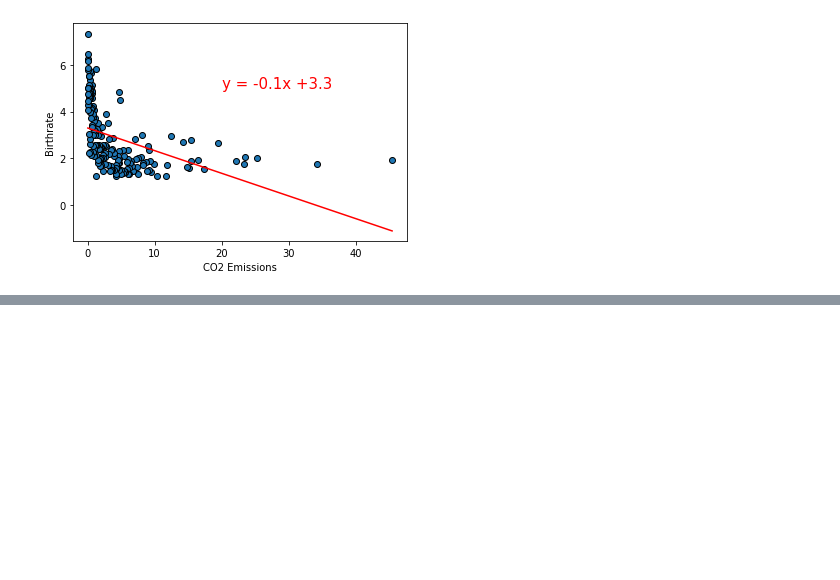
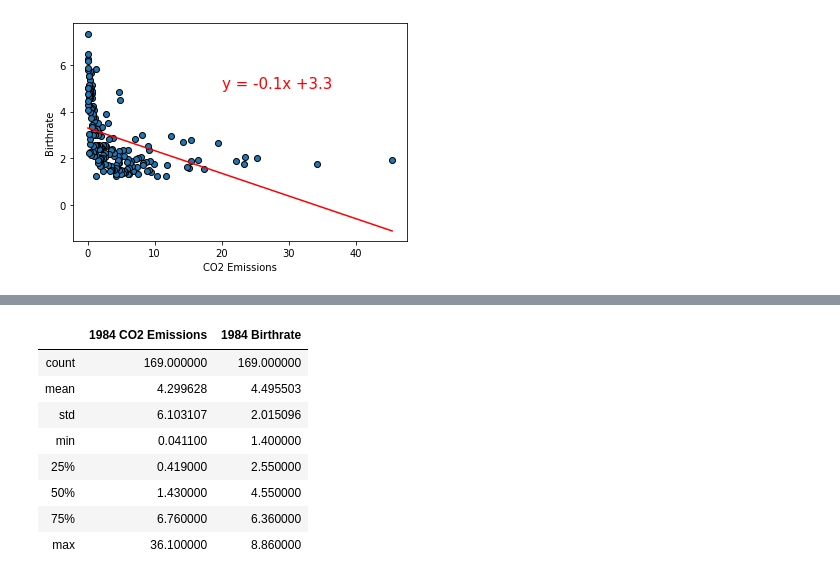
Before and after one commit to VallieTracy/project-one, a Jupyter notebook: Team_Awesome_Project_1.ipynb, the cells around one changed output, grey strips where cells are left out. Saved outputs shown, nothing was run; the diff lists cells and outputs as text; code cells hidden in the pictures; blank space fills up the shorter version.

```diff
--- a/Team_Awesome_Project_1.ipynb
+++ b/Team_Awesome_Project_1.ipynb
@@ -669,0 +682,12 @@ The r-squared is: -0.4263862548440094
+# %%
+df_1984.describe()
+# %% [output]
+|  | 1984 CO2 Emissions | 1984 Birthrate |
+| count | 169.000000 | 169.000000 |
+| mean | 4.299628 | 4.495503 |
+| std | 6.103107 | 2.015096 |
+| min | 0.041100 | 1.400000 |
+| 25% | 0.419000 | 2.550000 |
+| 50% | 1.430000 | 4.550000 |
+| 75% | 6.760000 | 6.360000 |
+| max | 36.100000 | 8.860000 |
```
Also changed, not shown: parts of 4 cells of this notebook.
